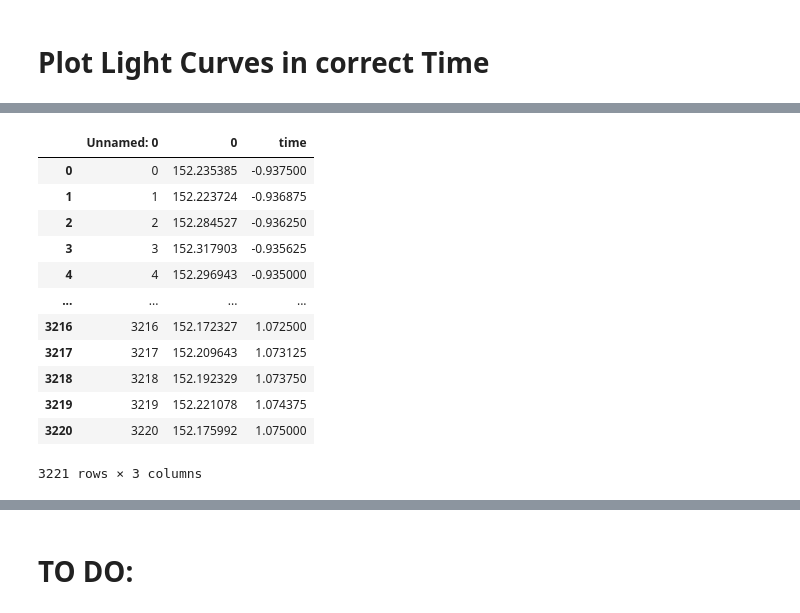
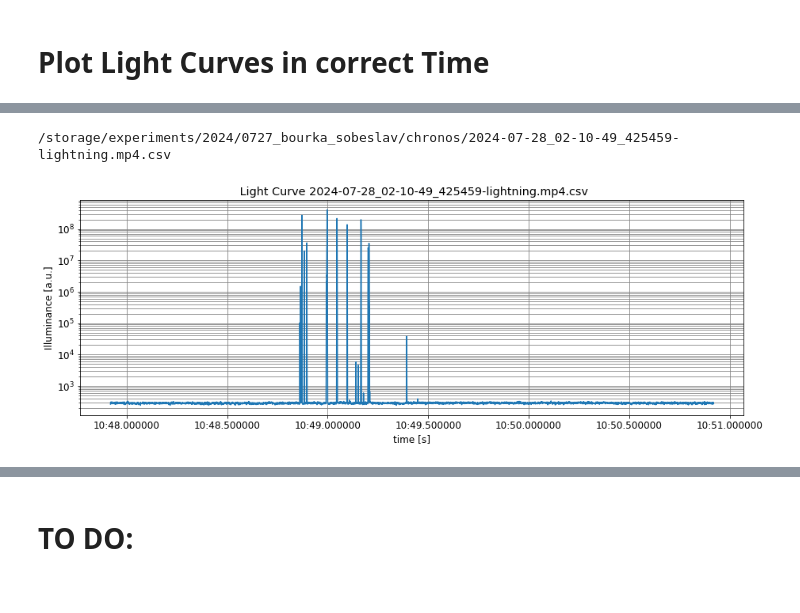
Before and after one commit to ODZ-UJF-AV-CR/thesis_parallella, a Jupyter notebook: notebooks/videos2022-P.ipynb, the cells around one changed output, grey strips where cells are left out. Cells and saved outputs as stored; diff of their text form; code cells hidden in the pictures.

```diff
--- a/notebooks/videos2022-P.ipynb
+++ b/notebooks/videos2022-P.ipynb
@@ -1025,17 +1017,28 @@ for f in glob.iglob(directory + "/video/*.mp4.csv"): # generator, search immedia
-# %%
-y['time'] = (y.index - 1500)*(1/1600)
-y
-# %% [output]
-|  | Unnamed: 0 | 0 | time |
-| 0 | 0 | 152.235385 | -0.937500 |
-| 1 | 1 | 152.223724 | -0.936875 |
-| 2 | 2 | 152.284527 | -0.936250 |
-| 3 | 3 | 152.317903 | -0.935625 |
-| 4 | 4 | 152.296943 | -0.935000 |
-| ... | ... | ... | ... |
-| 3216 | 3216 | 152.172327 | 1.072500 |
-| 3217 | 3217 | 152.209643 | 1.073125 |
-| 3218 | 3218 | 152.192329 | 1.073750 |
-| 3219 | 3219 | 152.221078 | 1.074375 |
-| 3220 | 3220 | 152.175992 | 1.075000 |
-3221 rows × 3 columns
+# %%
+for f in glob.iglob(directory + "/*10-49*.mp4.csv"): # generator, search immediate subdirectories
+    try:
+        s = f.split('/')
+        st = s[len(s)-1]
+        print(f)
+        y = pd.read_csv(f)
+        y['time'] = (y.index - (4838/2))*(3/4838)
+        y['abstime'] = pd.to_datetime('2024-07-28 02:10:49.42') + pd.to_timedelta(y['time'], 's')
+
+
+        plt.figure(figsize=(15,5))
+        plt.rc('font', size=12)
+
+        plt.plot(y['abstime'],y['0'])
+        plt.yscale('log')
+        plt.title(' Light Curve ' + st)
+        plt.xlabel('time [s]')
+        plt.ylabel('Illuminance [a.u.]')
+        plt.grid(which='major', color='grey', linestyle='-')
+        plt.grid(which='minor', color='grey', linestyle='-')
+        #plt.xticks(np.arange(-1, 1, 0.1))
+
+    except:
+        pass
+# %% [output]
+/storage/experiments/2024/0727_bourka_sobeslav/chronos/2024-07-28_02-10-49_425459-lightning.mp4.csv
+[figure, added]
```
Also changed, not shown: parts of 21 cells of this notebook, 10 other files.
